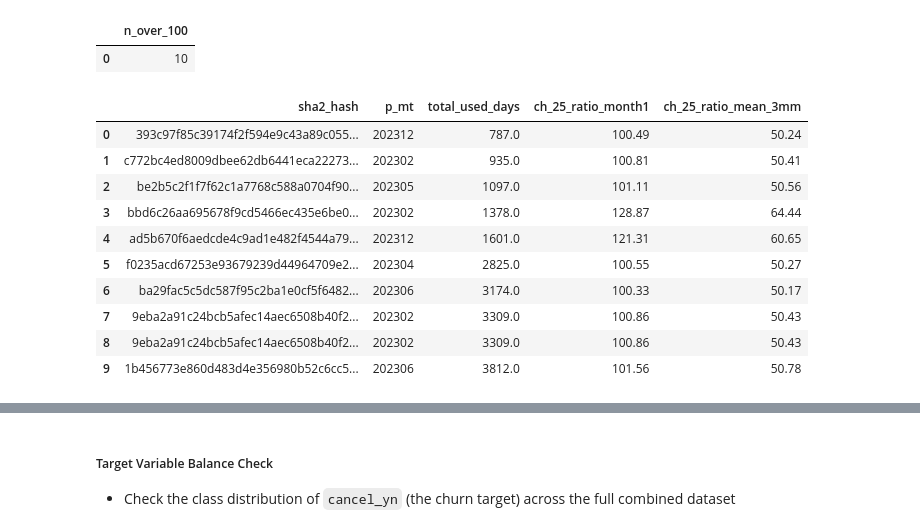
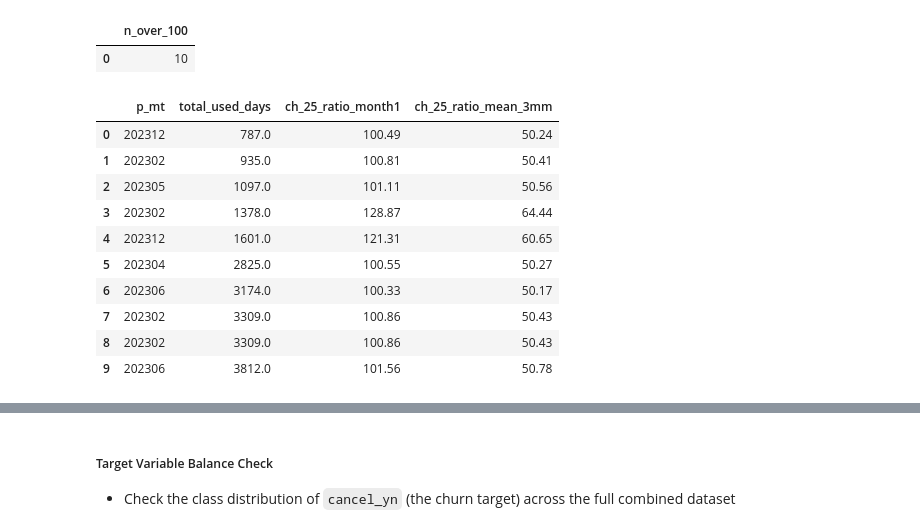
Before and after one commit to IsabelKwon/lg-hellovision-data-quality-analysis, a Jupyter notebook: 01_eda.ipynb, the cells around one changed output, grey strips where cells are left out. Cells and saved outputs as stored; diff of their text form; code cells hidden in the pictures.

```diff
--- a/01_eda.ipynb
+++ b/01_eda.ipynb
@@ -186,28 +186,38 @@ ch_25_ratio_month1_over_100
 |  | n_over_100 |
 | 0 | 10 |
 # %%
+import duckdb
+
+# Self-contained: defines the file list so this cell runs without the earlier profiling cell
+files = [
+    "LGHelloVision Data/250207 3기 데이터 (추가 2)/sha_tps_cancel_202302_to_202304 (1).csv",
+    "LGHelloVision Data/250207 3기 데이터 (추가 2)/sha_tps_cancel_202305_to_202307 (2).csv",
+    "LGHelloVision Data/250207 3기 데이터 (추가 2)/sha_tps_cancel_202308_to_202310 (1).csv",
+    "LGHelloVision Data/250207 3기 데이터 (추가 2)/sha_tps_cancel_202311_to_202312 (1).csv",
+]
+file_list_sql = ", ".join(f"'{f}'" for f in files)
+
 ch_25_ratio_month1_over_100_detail = duckdb.sql(f"""
     SELECT
-        sha2_hash,
         p_mt,
         TRY_CAST(TOTAL_USED_DAYS AS DOUBLE) AS total_used_days,
         TRY_CAST(CH_25_RATIO_MONTH1 AS DOUBLE) AS ch_25_ratio_month1,
         TRY_CAST(CH_25_RATIO_MEAN_3MM AS DOUBLE) AS ch_25_ratio_mean_3mm
     FROM read_csv([{file_list_sql}], all_varchar=true, union_by_name=true)
     WHERE TRY_CAST(CH_25_RATIO_MONTH1 AS DOUBLE) > 100
     ORDER BY total_used_days
 """).df()
 
 ch_25_ratio_month1_over_100_detail
 # %% [output]
-|  | sha2_hash | p_mt | total_used_days | ch_25_ratio_month1 | ch_25_ratio_mean_3mm |
-| 0 | 393c97f85c39174f2f594e9c43a89c055... | 202312 | 787.0 | 100.49 | 50.24 |
-| 1 | c772bc4ed8009dbee62db6441eca22273... | 202302 | 935.0 | 100.81 | 50.41 |
-| 2 | be2b5c2f1f7f62c1a7768c588a0704f90... | 202305 | 1097.0 | 101.11 | 50.56 |
-| 3 | bbd6c26aa695678f9cd5466ec435e6be0... | 202302 | 1378.0 | 128.87 | 64.44 |
-| 4 | ad5b670f6aedcde4c9ad1e482f4544a79... | 202312 | 1601.0 | 121.31 | 60.65 |
-| 5 | f0235acd67253e93679239d44964709e2... | 202304 | 2825.0 | 100.55 | 50.27 |
-| 6 | ba29fac5c5dc587f95c2ba1e0cf5f6482... | 202306 | 3174.0 | 100.33 | 50.17 |
-| 7 | 9eba2a91c24bcb5afec14aec6508b40f2... | 202302 | 3309.0 | 100.86 | 50.43 |
-| 8 | 9eba2a91c24bcb5afec14aec6508b40f2... | 202302 | 3309.0 | 100.86 | 50.43 |
-| 9 | 1b456773e860d483d4e356980b52c6cc5... | 202306 | 3812.0 | 101.56 | 50.78 |
+|  | p_mt | total_used_days | ch_25_ratio_month1 | ch_25_ratio_mean_3mm |
+| 0 | 202312 | 787.0 | 100.49 | 50.24 |
+| 1 | 202302 | 935.0 | 100.81 | 50.41 |
+| 2 | 202305 | 1097.0 | 101.11 | 50.56 |
+| 3 | 202302 | 1378.0 | 128.87 | 64.44 |
+| 4 | 202312 | 1601.0 | 121.31 | 60.65 |
+| 5 | 202304 | 2825.0 | 100.55 | 50.27 |
+| 6 | 202306 | 3174.0 | 100.33 | 50.17 |
+| 7 | 202302 | 3309.0 | 100.86 | 50.43 |
+| 8 | 202302 | 3309.0 | 100.86 | 50.43 |
+| 9 | 202306 | 3812.0 | 101.56 | 50.78 |
```
Also changed, not shown: parts of 9 cells of this notebook, 1 other file.
